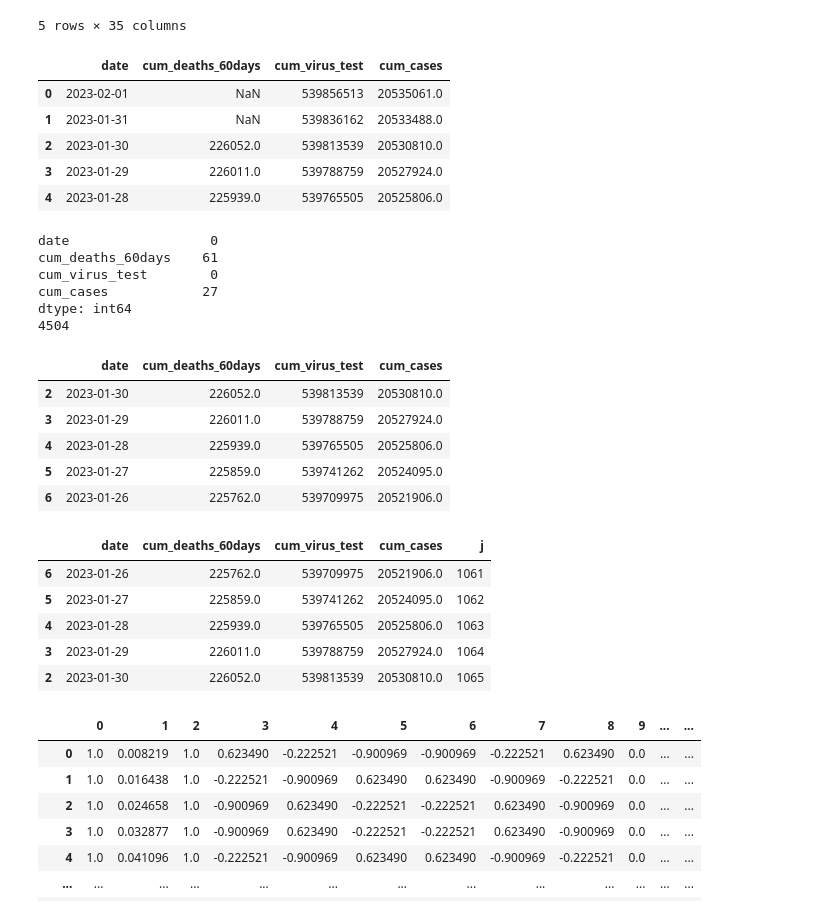
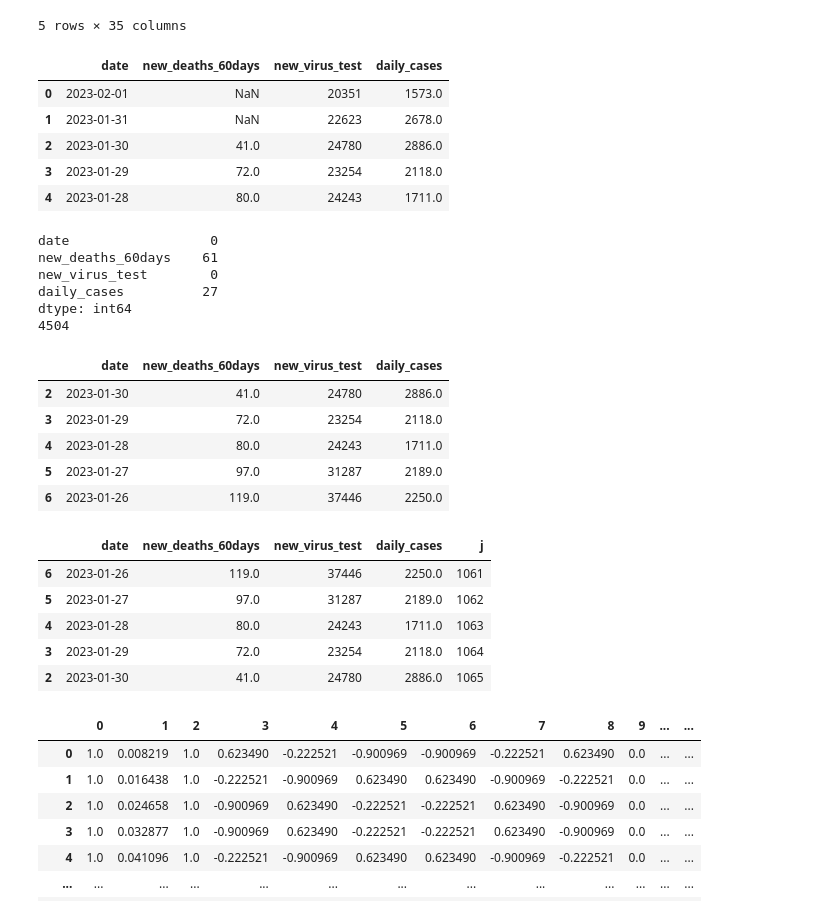
Before and after one commit to Jeremstar/business_is_business, a Jupyter notebook: Séminaire-Copy1.ipynb, the cells around one changed output. Saved outputs shown, nothing was run; the diff lists cells and outputs as text; code cells hidden in the pictures.

```diff
--- a/Séminaire-Copy1.ipynb
+++ b/Séminaire-Copy1.ipynb
@@ -25,15 +46,15 @@ df.head()
 5 rows × 35 columns
 # %%
 #Nettoyage des données
-df = df[["date", "cum_deaths_60days","cum_virus_test","cum_cases"]]
+df = df[["date", "new_deaths_60days","new_virus_test","daily_cases"]]
 df.head()
 # %% [output]
-|  | date | cum_deaths_60days | cum_virus_test | cum_cases |
-| 0 | 2023-02-01 | NaN | 539856513 | 20535061.0 |
-| 1 | 2023-01-31 | NaN | 539836162 | 20533488.0 |
-| 2 | 2023-01-30 | 226052.0 | 539813539 | 20530810.0 |
-| 3 | 2023-01-29 | 226011.0 | 539788759 | 20527924.0 |
-| 4 | 2023-01-28 | 225939.0 | 539765505 | 20525806.0 |
+|  | date | new_deaths_60days | new_virus_test | daily_cases |
+| 0 | 2023-02-01 | NaN | 20351 | 1573.0 |
+| 1 | 2023-01-31 | NaN | 22623 | 2678.0 |
+| 2 | 2023-01-30 | 41.0 | 24780 | 2886.0 |
+| 3 | 2023-01-29 | 72.0 | 23254 | 2118.0 |
+| 4 | 2023-01-28 | 80.0 | 24243 | 1711.0 |
 # %%
 missing = df.isnull().sum()
 print(missing)
@@ -44,17 +65,17 @@ df = df.dropna(axis=0)
 df.head()
 # %% [output]
 date                  0
-cum_deaths_60days    61
-cum_virus_test        0
-cum_cases            27
+new_deaths_60days    61
+new_virus_test        0
+daily_cases          27
 dtype: int64
 4504
-|  | date | cum_deaths_60days | cum_virus_test | cum_cases |
-| 2 | 2023-01-30 | 226052.0 | 539813539 | 20530810.0 |
-| 3 | 2023-01-29 | 226011.0 | 539788759 | 20527924.0 |
-| 4 | 2023-01-28 | 225939.0 | 539765505 | 20525806.0 |
-| 5 | 2023-01-27 | 225859.0 | 539741262 | 20524095.0 |
-| 6 | 2023-01-26 | 225762.0 | 539709975 | 20521906.0 |
+|  | date | new_deaths_60days | new_virus_test | daily_cases |
+| 2 | 2023-01-30 | 41.0 | 24780 | 2886.0 |
+| 3 | 2023-01-29 | 72.0 | 23254 | 2118.0 |
+| 4 | 2023-01-28 | 80.0 | 24243 | 1711.0 |
+| 5 | 2023-01-27 | 97.0 | 31287 | 2189.0 |
+| 6 | 2023-01-26 | 119.0 | 37446 | 2250.0 |
 # %%
 #On transforme la date en donnée incrémentale
 df = df.sort_values(by='date')
@@ -62,12 +83,12 @@ df['j'] = np.arange(df.shape[0])
 df["j"] = df['j'] + 1
 df.tail()
 # %% [output]
-|  | date | cum_deaths_60days | cum_virus_test | cum_cases | j |
-| 6 | 2023-01-26 | 225762.0 | 539709975 | 20521906.0 | 1061 |
-| 5 | 2023-01-27 | 225859.0 | 539741262 | 20524095.0 | 1062 |
-| 4 | 2023-01-28 | 225939.0 | 539765505 | 20525806.0 | 1063 |
-| 3 | 2023-01-29 | 226011.0 | 539788759 | 20527924.0 | 1064 |
-| 2 | 2023-01-30 | 226052.0 | 539813539 | 20530810.0 | 1065 |
+|  | date | new_deaths_60days | new_virus_test | daily_cases | j |
+| 6 | 2023-01-26 | 119.0 | 37446 | 2250.0 | 1061 |
+| 5 | 2023-01-27 | 97.0 | 31287 | 2189.0 | 1062 |
+| 4 | 2023-01-28 | 80.0 | 24243 | 1711.0 | 1063 |
+| 3 | 2023-01-29 | 72.0 | 23254 | 2118.0 | 1064 |
+| 2 | 2023-01-30 | 41.0 | 24780 | 2886.0 | 1065 |
 # %%
 #fonction pour implémenter la matrice design à partir de j (voir mémoire pour la méthodologie). Elle prend un j et retourne le vecteur associé.
 def find_var_expl_time(j):
```
Also changed, not shown: parts of 3 cells of this notebook.
